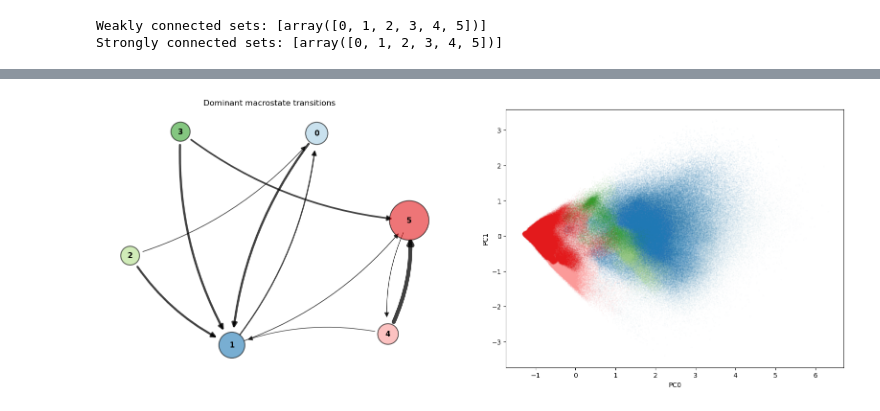
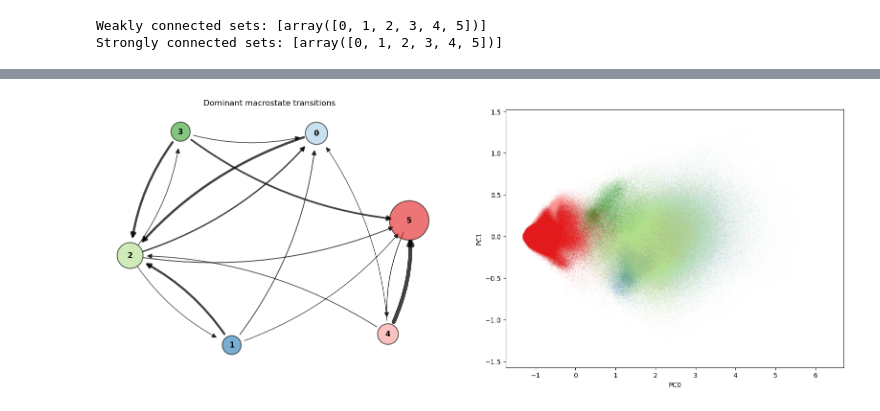
Before and after one commit to miriamzara/MSM, a Jupyter notebook: step_4_analysis.ipynb, the cells around one changed output, grey strips where cells are left out. Cells and saved outputs as stored; diff of their text form; code cells hidden in the pictures.

```diff
--- a/step_4_analysis.ipynb
+++ b/step_4_analysis.ipynb
@@ -111,0 +144,20 @@ plt.show()
+# %%
+fig, axs = plt.subplots(nrows = 2, ncols = 1, figsize=(10, 4))
+
+
+ax = axs[0]
+ax, vp = make_violin_plot(ax, macro_traj, 1- Q_timeseries, n_macro)
+ax.set_title("Fraction of missing native contacts (1-Q)")
+ax.set_ylim(0, 1)
+ax.set_ylabel("Q")
+ax.grid(axis='y', linestyle='--', alpha=0.7)
+
+
+ax = axs[1]
+ax, vp = make_violin_plot(ax, macro_traj, RMSD_timeseries, n_macro)
+ax.set_title("RMSD")
+ax.set_ylabel("RMSD (nm)")
+ax.grid(axis='y', linestyle='--', alpha=0.7)
+
+plt.tight_layout()
+plt.show()
@@ -111,0 +166,14 @@ plt.show()
+# %%
+fig, axs = plt.subplots(nrows=len(MoSAIC_colors), ncols=1, figsize=( len(MoSAIC_colors), 15))
+for i, series in enumerate(MoSAIC_totdist_timeseries):
+    ax = axs[i]
+    ax, vp = make_violin_plot(ax, macro_traj, series, n_macro)
+    ax.set_title(f"MoSAIC cluster {i+1}")
+    ax.set_ylabel("dist [nm]")
+    ax.grid(axis='y', linestyle='--', alpha=0.7)
+    if i < len(MoSAIC_totdist_timeseries) - 1:
+        ax.set_xticklabels([])
+        ax.set_xlabel("")
+
+plt.subplots_adjust(hspace=0.5)
+plt.show()
@@ -269,35 +356,35 @@ def plot_msm_network(
 # %%
 fig, axs = plt.subplots(nrows = 1, ncols = 2, figsize = (20, 7))
 
 #############################
 # graph transition matrix
 
 ax = axs[0]
 ax, G_plot, pos = plot_msm_network(
     macro_msm.transition_matrix,
     ax=ax,
-    state_colors=color_sequence[:n_macro],
-    top_k_per_state=2,
+    state_colors=macro_color_sequence[:n_macro],
+    top_k_per_state=4,
     min_prob=0.03,
     self_edges=False,
     seed=0
 )
 
 #############################
 # pca plot
 ax = axs[1]
 for id in range(n_macro):
     frames = pca_traj[macro_traj == id]
     ax.scatter(
         frames[:, 0],
-        frames[:, 1],
-        color=color_sequence[id],
+        frames[:, 4],
+        color=macro_color_sequence[id],
         alpha = 0.3,
         s=0.01,
     )
 ax.set_xlabel(f"PC0")
 ax.set_ylabel(f"PC1")
 
 plt.show()
 # %% [output]
-[figure, old version]
+[figure, new version]
```
Also changed, not shown: parts of 22 cells of this notebook, 1 other file.
